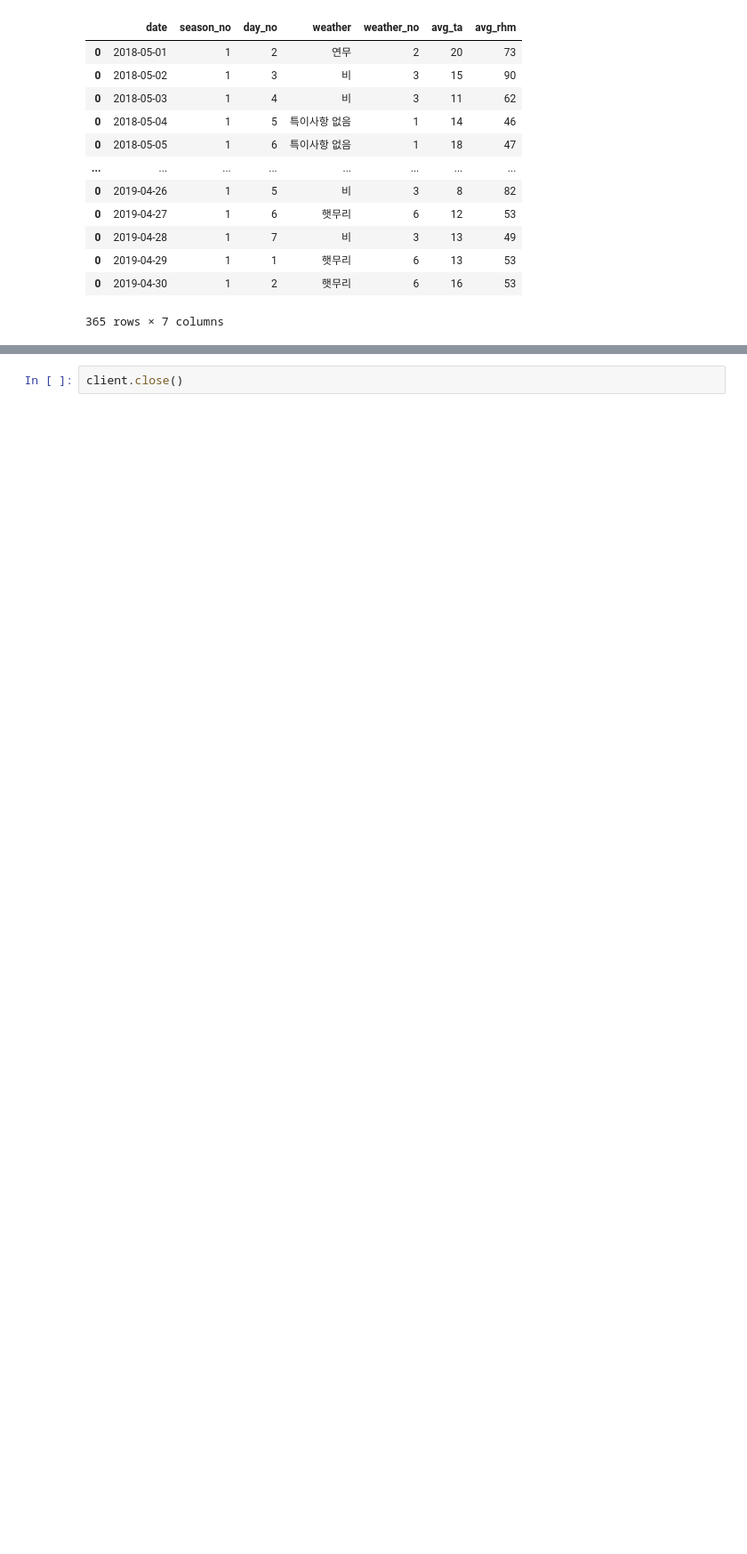
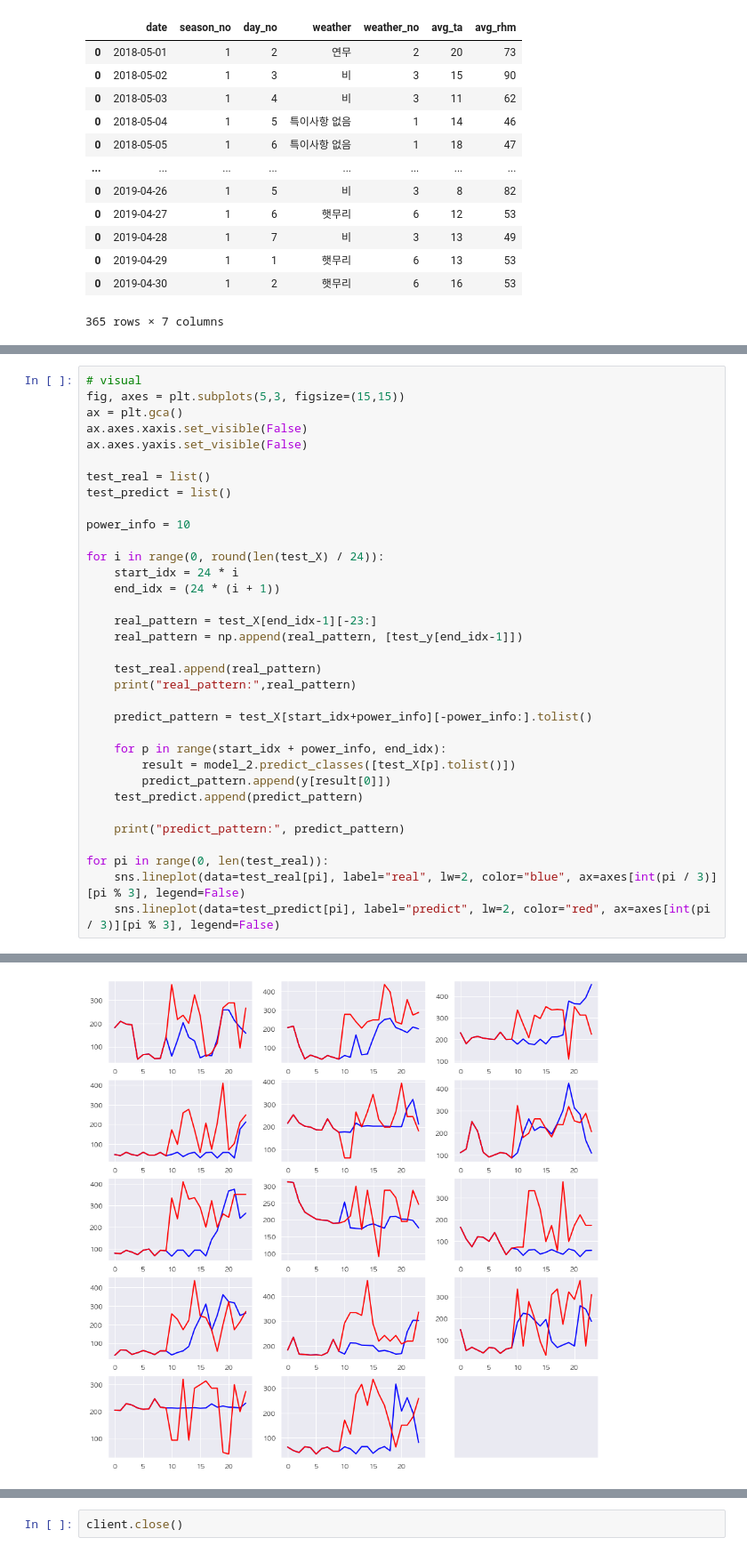
Before and after one commit to formegusto/houself-rnn, a Jupyter notebook: RNN Modeling.ipynb, the cells around one changed output, grey strips where cells are left out. Shown at 89% size. Saved outputs shown, nothing was run; the diff lists cells and outputs as text; blank space fills up the shorter version.

```diff
--- a/RNN Modeling.ipynb
+++ b/RNN Modeling.ipynb
@@ -493,0 +498,35 @@ predict_pattern: [0.113, 0.364, 0.327, 0.18, 0.337, 0.337, 0.243, 0.123, 0.123,
+# %%
+# visual
+fig, axes = plt.subplots(5,3, figsize=(15,15))
+ax = plt.gca()
+ax.axes.xaxis.set_visible(False)
+ax.axes.yaxis.set_visible(False)
+
+test_real = list()
+test_predict = list()
+
+power_info = 10
+
+for i in range(0, round(len(test_X) / 24)):
+    start_idx = 24 * i
+    end_idx = (24 * (i + 1))
+
+    real_pattern = test_X[end_idx-1][-23:]
+    real_pattern = np.append(real_pattern, [test_y[end_idx-1]])
+
+    test_real.append(real_pattern)
+    print("real_pattern:",real_pattern)
+
+    predict_pattern = test_X[start_idx+power_info][-power_info:].tolist()
+
+    for p in range(start_idx + power_info, end_idx):
+        result = model_2.predict_classes([test_X[p].tolist()])
+        predict_pattern.append(y[result[0]])
+    test_predict.append(predict_pattern)
+
+    print("predict_pattern:", predict_pattern)
+
+for pi in range(0, len(test_real)):
+    sns.lineplot(data=test_real[pi], label="real", lw=2, color="blue", ax=axes[int(pi / 3)][pi % 3], legend=False)
+    sns.lineplot(data=test_predict[pi], label="predict", lw=2, color="red", ax=axes[int(pi / 3)][pi % 3], legend=False)
+# %% [output]
@@ -493,0 +552 @@ predict_pattern: [0.113, 0.364, 0.327, 0.18, 0.337, 0.337, 0.243, 0.123, 0.123,
+[figure, added]
```
Also changed, not shown: parts of 19 cells of this notebook.
